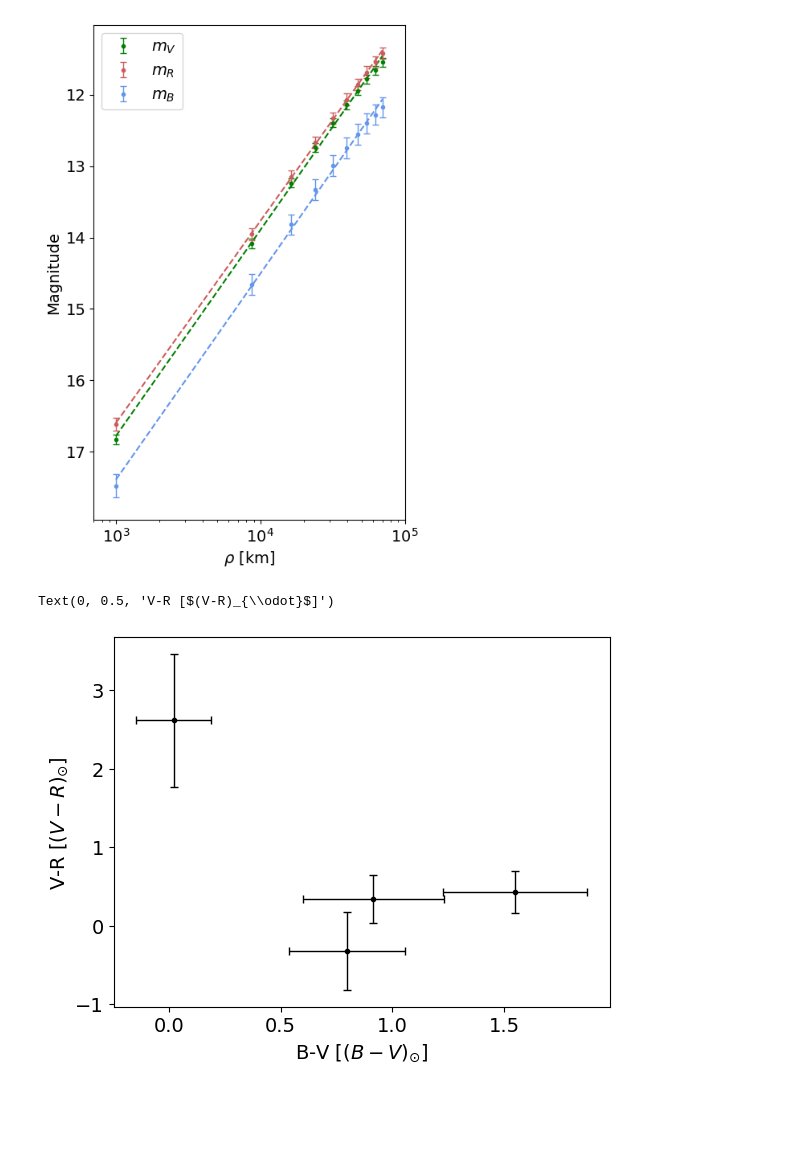
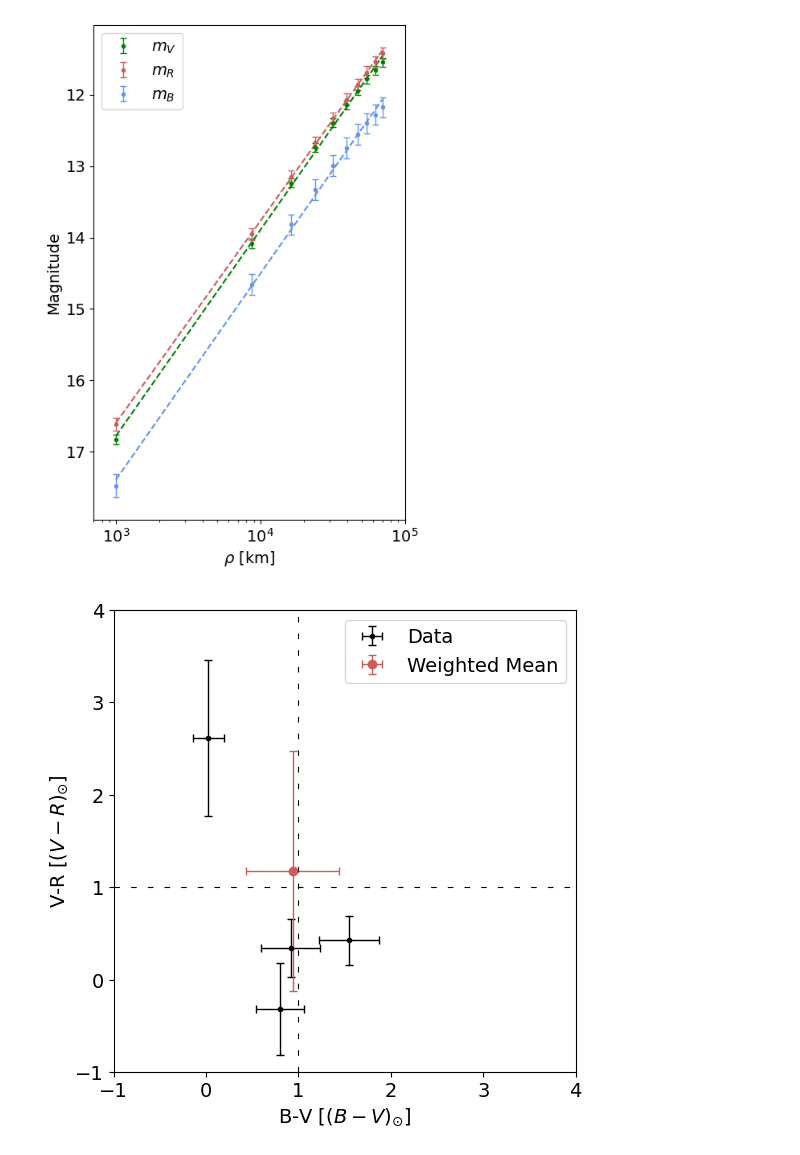
Before and after one commit to daraghhollman/Comet62P-Tsuchinshan, a Jupyter notebook: Scripts/aperturePhotometry.ipynb, the cells around one changed output. Drawn from its saved outputs; the diff is of its cells as text; code cells hidden in the pictures; blank space fills up the shorter version.

```diff
--- a/Scripts/aperturePhotometry.ipynb
+++ b/Scripts/aperturePhotometry.ipynb
@@ -28,8 +28,8 @@ mpl.rcParams.update({'font.size': 14})
 # %% [markdown]
 # Finding ZeroPoint
 # %%
-Day = "Day17"
-day = "day17"
+Day = "Day13"
+day = "day13"
 
 vReducedDataPaths = natsorted(glob(f"../../Python/DataProducts/ReducedImages/{Day}/V/*"))[:-2]
 rReducedDataPaths = natsorted(glob(f"../../Python/DataProducts/ReducedImages/{Day}/R/*"))[:-2]
@@ -622,30 +626,47 @@ colourArray = [bvIndices, vrIndices, bvErrors, vrErrors]
 
 np.savetxt(f"../DataProducts/Colours/{Day}.txt", colourArray)
 # %%
+from statsmodels.stats.weightstats import DescrStatsW
+
 colourDataPaths = natsorted(glob("../DataProducts/Colours/*"))
 
 bvIndices = []
 vrIndices = []
 
 bvErrors = []
 vrErrors = []
 
 for path in colourDataPaths:
 
     bvIndex, vrIndex, bvError, vrError = np.loadtxt(path)
 
     bvIndices.append(bvIndex)
     vrIndices.append(vrIndex)
 
     bvErrors.append(bvError)
     vrErrors.append(vrError)
 
-fig, ax = plt.subplots()
+fig, ax = plt.subplots(figsize=(6,6))
 
-ax.errorbar(bvIndices, vrIndices, xerr=bvErrors, yerr=vrErrors, fmt=".", capsize=3, lw=1, color="black")
+ax.errorbar(bvIndices, vrIndices, xerr=bvErrors, yerr=vrErrors, fmt=".", capsize=3, lw=1, color="black", label="Data")
+#ax.scatter(np.average(bvIndices, weights=bvErrors), np.average(vrIndices, weights=vrErrors), color="indianred", label="Weighted Mean")
+
+weightedStatsBV = DescrStatsW(bvIndices, weights=bvErrors)
+weightedStatsVR = DescrStatsW(vrIndices, weights=vrErrors)
+
+ax.errorbar(weightedStatsBV.mean, weightedStatsVR.mean,
+            xerr=weightedStatsBV.std, yerr=weightedStatsVR.std,
+            capsize=3, lw=1, color="indianred", fmt="o", label="Weighted Mean")
+
+
+plt.hlines([1], xmin=-1, xmax=4, color="black", ls=(0, (5, 10)), lw=0.8)
+plt.vlines([1], ymin=-1, ymax=4, color="black", ls=(0, (5, 10)), lw=0.8)
 
 ax.set_xlabel("B-V [$(B-V)_{\odot}$]")
 ax.set_ylabel("V-R [$(V-R)_{\odot}$]")
+ax.set_aspect("equal")
+ax.legend()
+ax.margins(0)
+plt.savefig("../../Writing/Thesis/images/colour_index.pdf", format="pdf", bbox_inches="tight")
 # %% [output]
-Text(0, 0.5, 'V-R [$(V-R)_{\\odot}$]')
-[figure, old version]
+[figure, new version]
```
Also changed, not shown: parts of 6 cells of this notebook, 2 other files.
